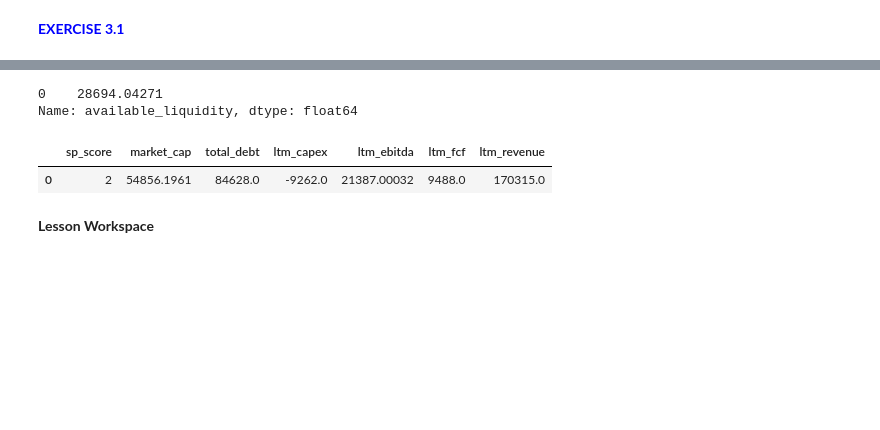
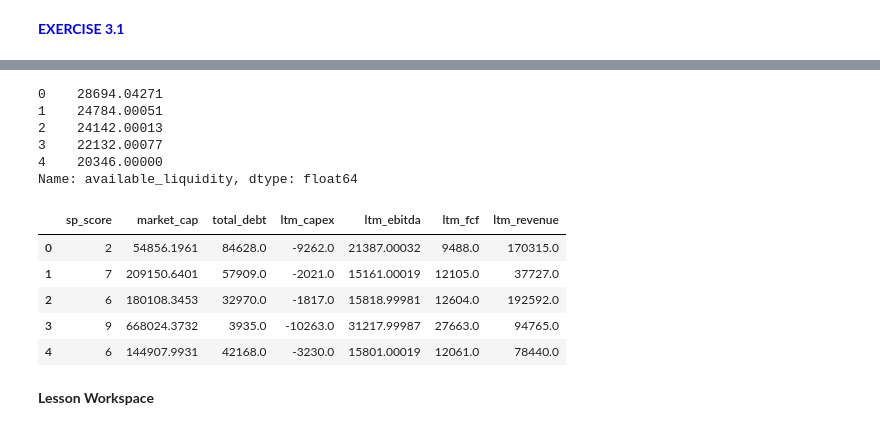
Before and after one commit to Brice-Dev-Lab/PyFi_Coursework, a Jupyter notebook: machine_learning/module_03/notebooks/ML 03. Jupyter Notebook.ipynb, the cells around one changed output, grey strips where cells are left out. Drawn from its saved outputs; the diff is of its cells as text; code cells hidden in the pictures; blank space fills up the shorter version.

```diff
--- a/machine_learning/module_03/notebooks/ML 03. Jupyter Notebook.ipynb
+++ b/machine_learning/module_03/notebooks/ML 03. Jupyter Notebook.ipynb
@@ -81,17 +81,25 @@ target = df_liquidity.available_liquidity
 # Define a DataFrame named "inputs" containing only the input features
 inputs = df_liquidity.drop(columns=['available_liquidity'])
 # %%
-# Display the first row of target
-target.head(1)
+# Display the first five rows of target
+target.head(5)
 # %% [output]
 0    28694.04271
+1    24784.00051
+2    24142.00013
+3    22132.00077
+4    20346.00000
 Name: available_liquidity, dtype: float64
 # %%
-# Display the first row of inputs
-inputs.head(1)
+# Display the first five rows of inputs
+inputs.head(5)
 # %% [output]
 |  | sp_score | market_cap | total_debt | ltm_capex | ltm_ebitda | ltm_fcf | ltm_revenue |
 | 0 | 2 | 54856.1961 | 84628.0 | -9262.0 | 21387.00032 | 9488.0 | 170315.0 |
+| 1 | 7 | 209150.6401 | 57909.0 | -2021.0 | 15161.00019 | 12105.0 | 37727.0 |
+| 2 | 6 | 180108.3453 | 32970.0 | -1817.0 | 15818.99981 | 12604.0 | 192592.0 |
+| 3 | 9 | 668024.3732 | 3935.0 | -10263.0 | 31217.99987 | 27663.0 | 94765.0 |
+| 4 | 6 | 144907.9931 | 42168.0 | -3230.0 | 15801.00019 | 12061.0 | 78440.0 |
 # %% [markdown]
 **Lesson Workspace**
 # %%
```
Also changed, not shown: parts of 2 cells of this notebook.
